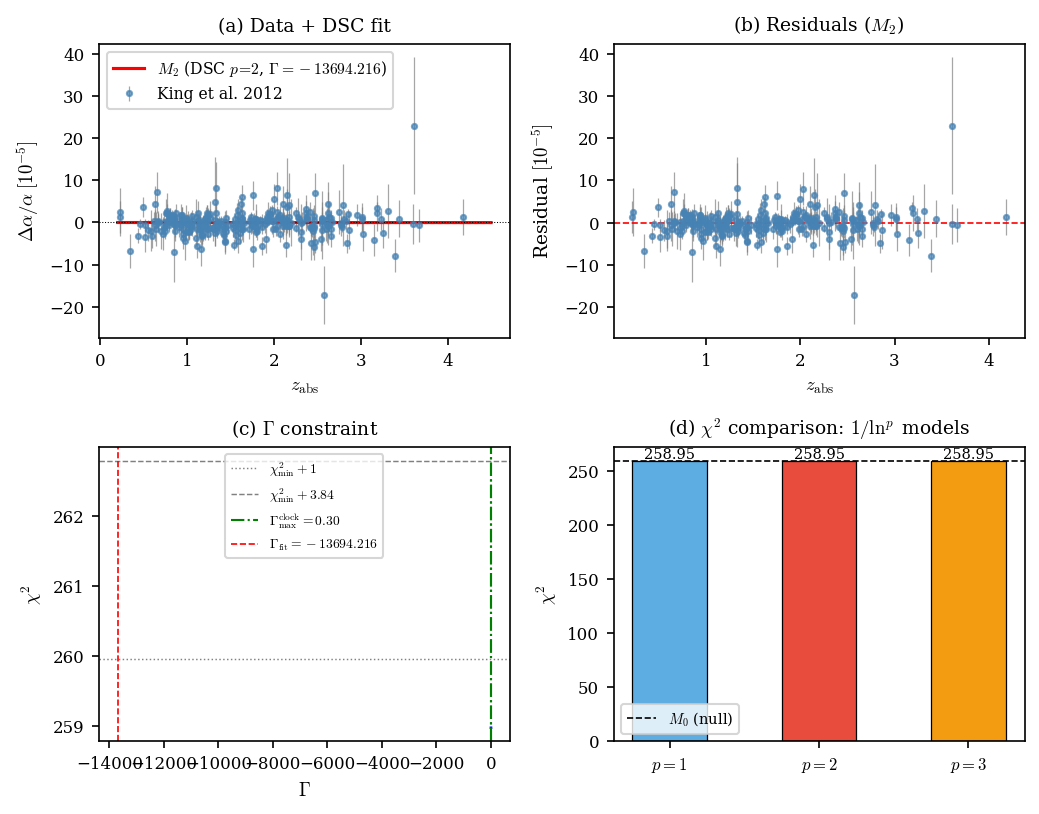
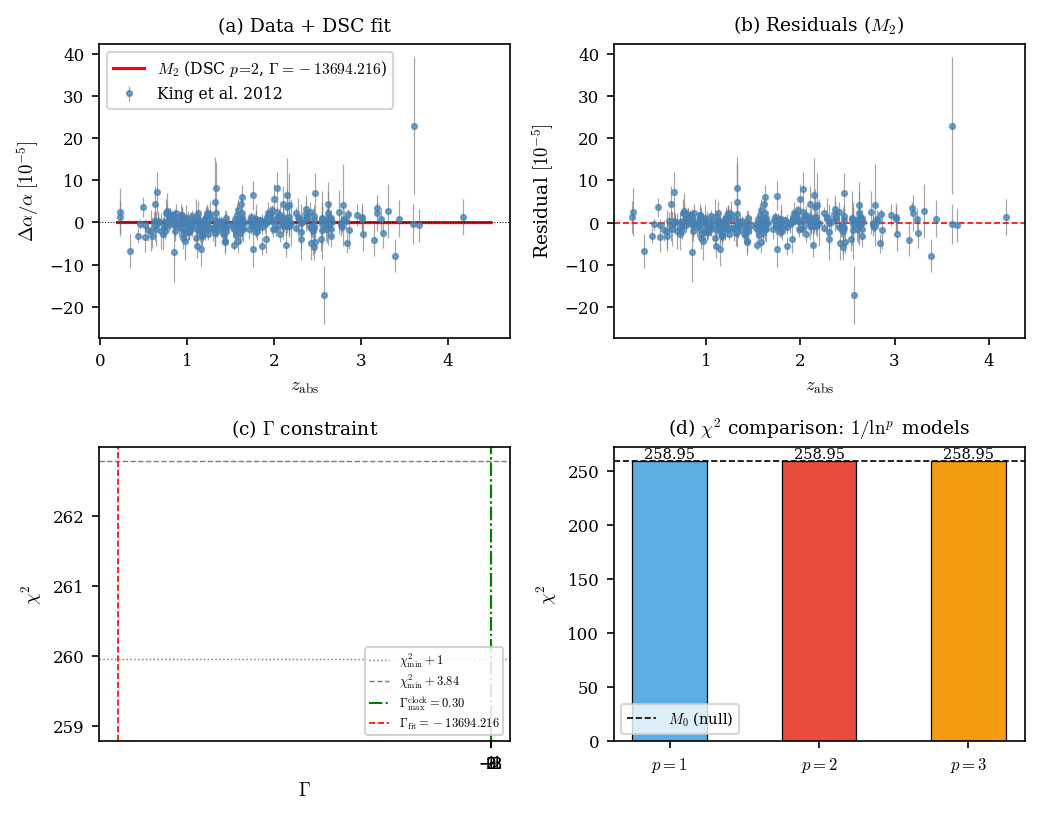
The notebook cell's code change between the first figure and the second:
--- before
+++ after
@@ -47,5 +47,8 @@
 ax.set_xlabel(r"$\Gamma$")
 ax.set_ylabel(r"$\chi^2$")
-ax.legend(loc="upper center", fontsize=6.5)
+ax.set_xticks([-3, -2, -1, 0, 1, 2, 3])
+ax.tick_params(axis="x", labelsize=8)
+ax.legend(loc="lower right", fontsize=6.0, framealpha=0.85,
+          handlelength=1.6, borderpad=0.3, labelspacing=0.25)
 ax.set_title(r"(c) $\Gamma$ constraint", fontsize=9)
 

Commit: fig20 (Figure 3, King 2012) panel (c): fix x-tick overlap + legend